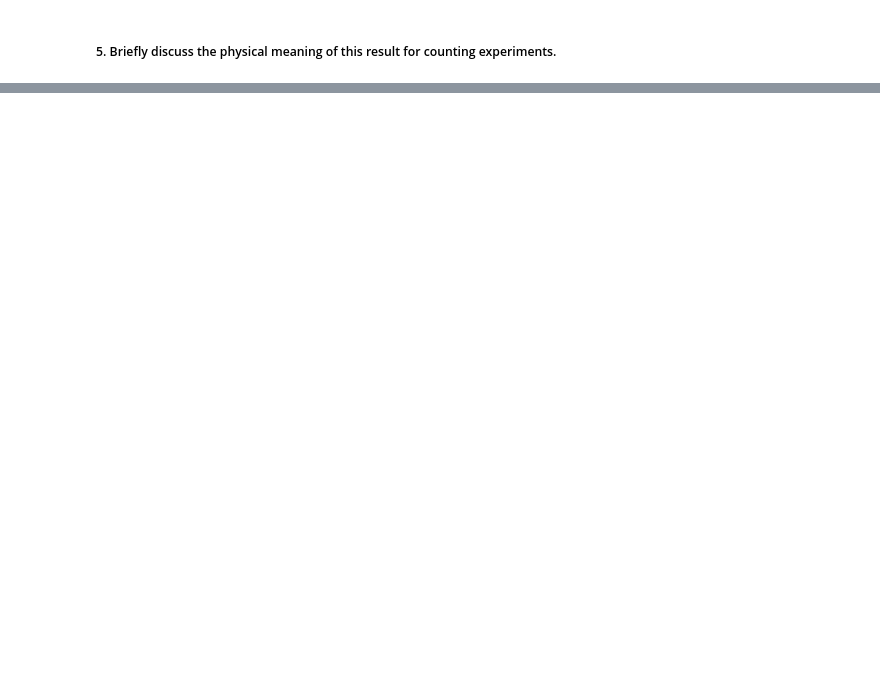
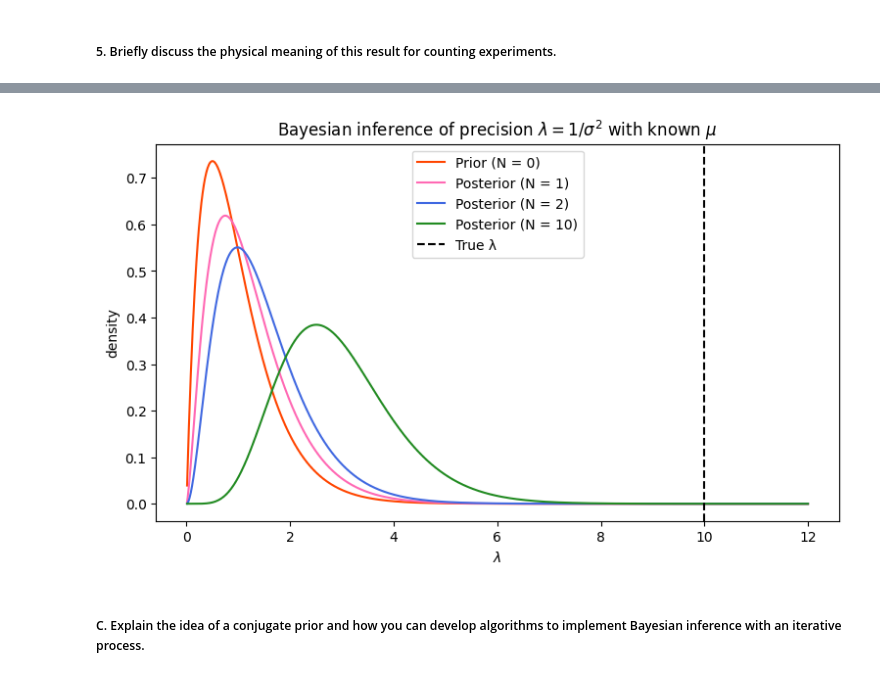
Before and after one commit to lsdun/phys657_spring_2026_Lauren_Abeera, a Jupyter notebook: Module2_code.ipynb, the cells around one changed output, grey strips where cells are left out. Drawn from its saved outputs; the diff is of its cells as text; code cells hidden in the pictures; blank space fills up the shorter version.

```diff
--- a/Module2_code.ipynb
+++ b/Module2_code.ipynb
@@ -255,0 +626,66 @@ In a Poisson distribution, the statistical fluctuation is directly determines by
+# %%
+from scipy.stats import gamma
+
+a0 = 2.0 # shape parameter for gamma
+b0 = 2.0 # rate parameter for gamma
+
+def bayesian_lambda(x_N, mu_known, a0, b0):
+
+    N = len(x_N)
+    S = np.sum((x_N - mu_known)**2)
+
+    aN = a0 + 0.5 * N
+    bN = b0 + 0.5 * S
+
+    # Posterior mean of lambda
+    lambda_mean = aN / bN
+
+    # Posterior mean of sigma^2 = E[1/lambda] exists for aN > 1
+    sigma2_mean = bN / (aN - 1.0) if aN > 1 else np.nan
+
+    # ML estimate of sigma^2
+    sigma2_ML = S / N
+
+    return aN, bN, lambda_mean, sigma2_mean, sigma2_ML
+
+lambda_results = []
+for N in N_values:
+    x_N = x[:N]
+    aN, bN, lam_mean, sig2_mean, sig2_ML = bayesian_lambda(x_N, mu, a0, b0)
+    lambda_results.append((N, aN, bN, lam_mean, sig2_mean, sig2_ML))
+
+# Plot prior and posteriors for lambda
+
+lambda_grid = np.linspace(0.01, 12, 1000)
+
+plt.figure(figsize=(9, 5))
+
+# Prior (N=0)
+plt.plot(
+    lambda_grid,
+    gamma.pdf(lambda_grid, a=a0, scale=1.0/b0),
+    color = "orangered",
+    label="Prior (N = 0)"
+)
+
+# Posteriors
+for (N, aN, bN, lam_mean, sig2_mean, sig2_ML) in lambda_results:
+    plt.plot(
+        lambda_grid,
+        gamma.pdf(lambda_grid, a=aN, scale=1.0/bN),
+        color=colors[N],
+        label=f"Posterior (N = {N})"
+    )
+
+lambda_true = 1.0 / variance
+plt.axvline(lambda_true, linestyle="--", color="k", label="True λ")
+
+plt.xlabel(r"$\lambda$")
+plt.ylabel("density")
+plt.title(r"Bayesian inference of precision $\lambda = 1/\sigma^2$ with known $\mu$")
+plt.legend()
+plt.show()
+# %% [output]
+[figure, added]
+# %% [markdown]
+##### C. Explain the idea of a conjugate prior and how you can develop algorithms to implement Bayesian inference with an iterative process.
```
Also changed, not shown: parts of 24 cells of this notebook.
